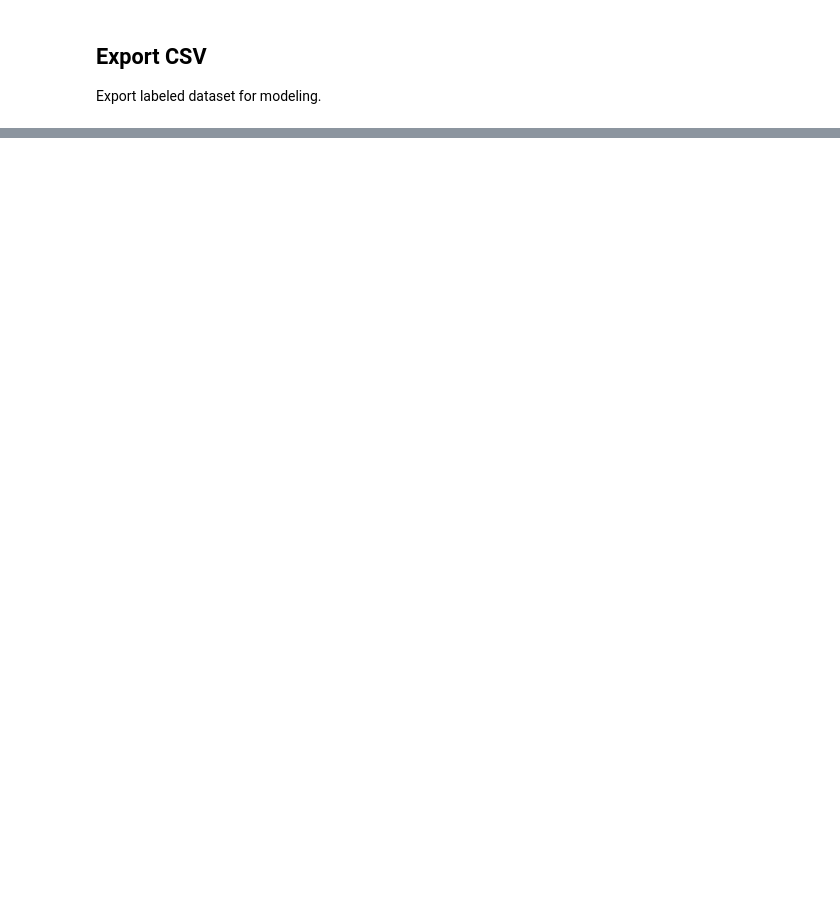
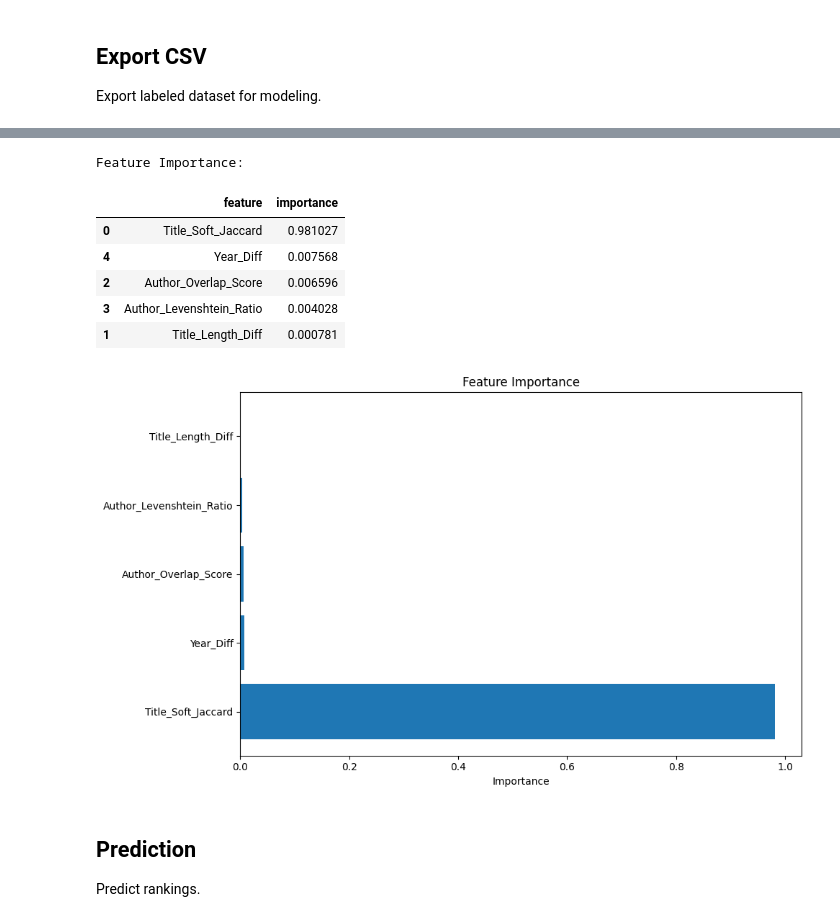
Before and after one commit to KhaiPhong25/IntroDS_Milestone2, a Jupyter notebook: src/main.ipynb, the cells around one changed output, grey strips where cells are left out. Saved outputs shown, nothing was run; the diff lists cells and outputs as text; code cells hidden in the pictures; blank space fills up the shorter version.

Commit message:
feat: merge feature engineering modeling and fix extract references

```diff
--- a/src/main.ipynb
+++ b/src/main.ipynb
@@ -698,0 +831,26 @@ Saved labeled dataset to: ../src/labeled_dataset.csv
+# %%
+# Get paper IDs for manual and automatic sources
+manual_pub_ids = df_features[df_features['source'] == 'manual']['pub_id'].unique().tolist()
+auto_pub_ids = df_features[df_features['source'] == 'automatic']['pub_id'].unique().tolist()
+
+print(f"Manual labeled publications: {len(manual_pub_ids)}")
+print(f"Automatic labeled publications: {len(auto_pub_ids)}")
+
+# Split data
+df_train, df_val, df_test = split_data(df_features, manual_pub_ids=manual_pub_ids, auto_pub_ids=auto_pub_ids)
+
+train_path = "../src/train_dataset.csv"
+val_path = "../src/val_dataset.csv"
+test_path = "../src/test_dataset.csv"
+df_train.to_csv(train_path, index=False)
+df_val.to_csv(val_path, index=False)
+df_test.to_csv(test_path, index=False)
+
+# Summary
+print(f"\n{'='*60}")
+print(f"STEP 3: Data Split Complete")
+print(f"{'='*60}")
+print(f"  Train: {len(df_train)} samples ({df_train['pub_id'].nunique()} pubs)")
+print(f"  Valid: {len(df_val)} samples ({df_val['pub_id'].nunique()} pubs)")
+print(f"  Test:  {len(df_test)} samples ({df_test['pub_id'].nunique()} pubs)")
+print(f"{'='*60}")
@@ -698,0 +942,25 @@ Saved labeled dataset to: ../src/labeled_dataset.csv
+# %%
+# Feature Importance
+print("\nFeature Importance:")
+importance_df = get_feature_importance(model, available_features)
+display(importance_df)
+
+plt.figure(figsize=(10, 6))
+plt.barh(importance_df['feature'], importance_df['importance'])
+plt.xlabel('Importance')
+plt.title('Feature Importance')
+plt.tight_layout()
+plt.show()
+# %% [output]
+Feature Importance:
+|  | feature | importance |
+| 0 | Title_Soft_Jaccard | 0.981027 |
+| 4 | Year_Diff | 0.007568 |
+| 2 | Author_Overlap_Score | 0.006596 |
+| 3 | Author_Levenshtein_Ratio | 0.004028 |
+| 1 | Title_Length_Diff | 0.000781 |
+[figure, added]
+# %% [markdown]
+## **Prediction**
+
+Predict rankings.
```
Also changed, not shown: parts of 23 cells of this notebook, 9 other files.
